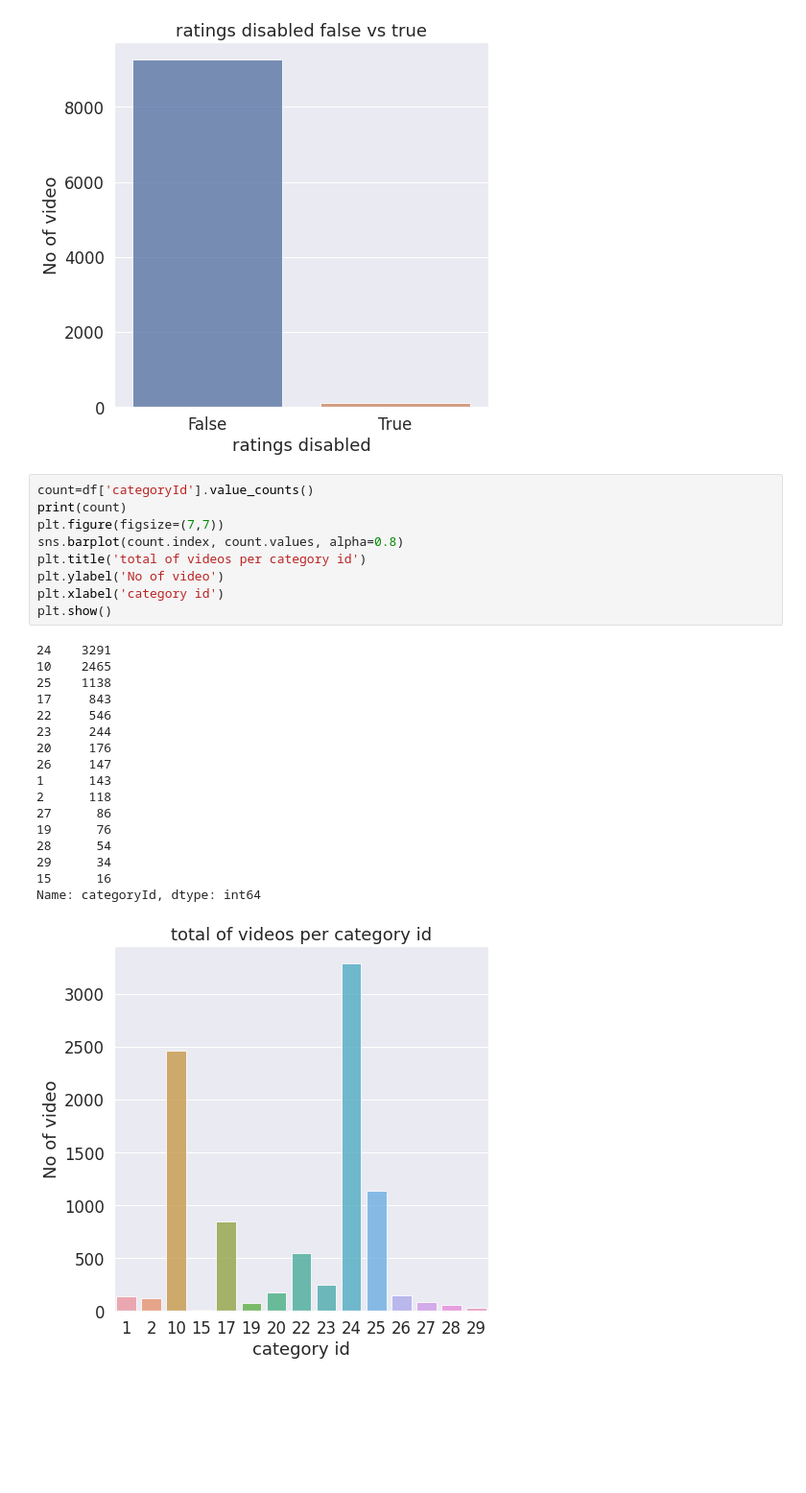
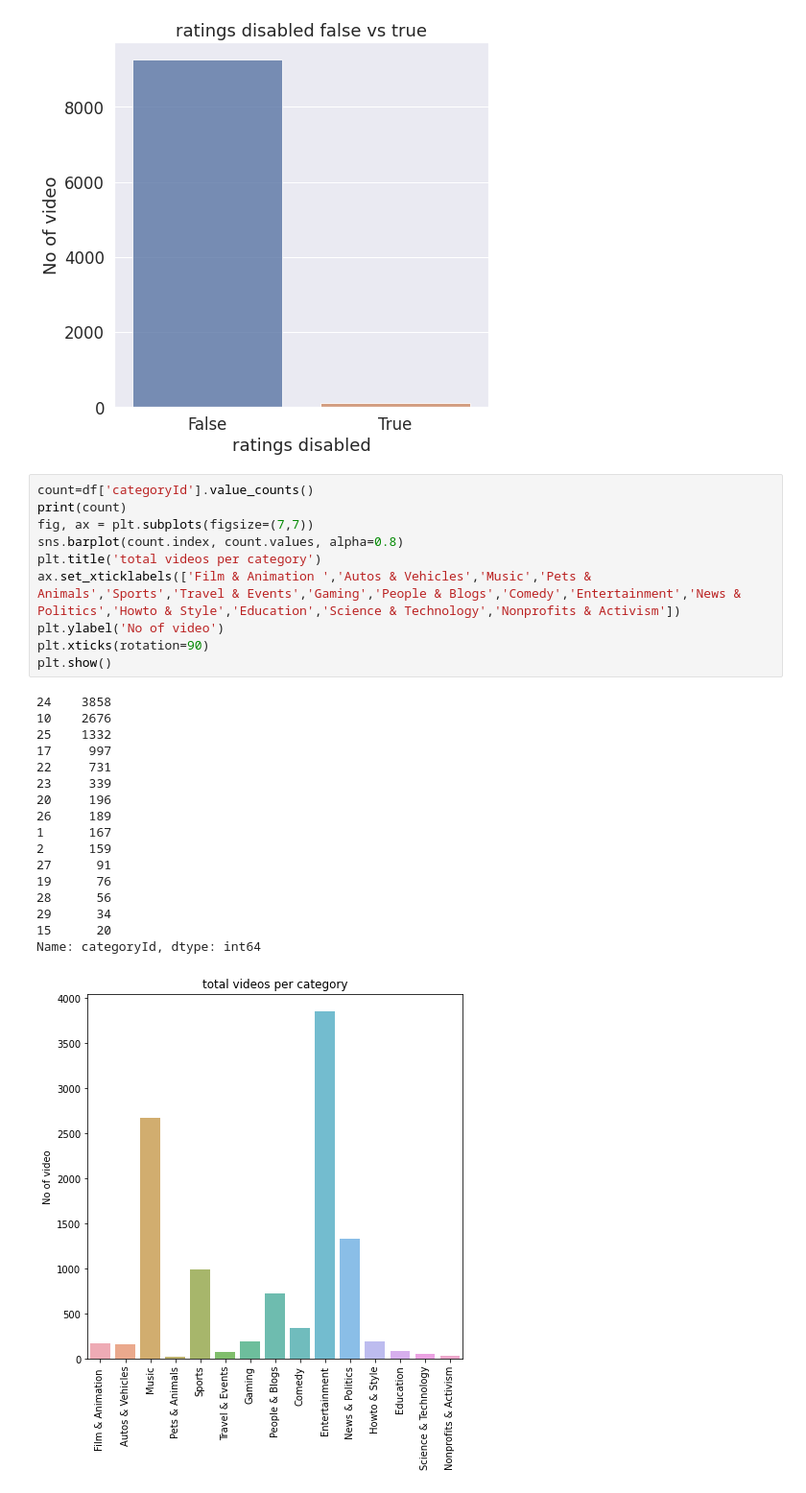
Before and after one commit to GetLiberated/DS-Final-Project, a Jupyter notebook: Data_Science_Final_Project.ipynb, the cells around one changed output. Shown at 96% size. Saved outputs shown, nothing was run; the diff lists cells and outputs as text; blank space fills up the shorter version.

```diff
--- a/Data_Science_Final_Project.ipynb
+++ b/Data_Science_Final_Project.ipynb
@@ -888,27 +890,28 @@ Name: ratings_disabled, dtype: int64
 # %%
 count=df['categoryId'].value_counts()
 print(count)
-plt.figure(figsize=(7,7))
+fig, ax = plt.subplots(figsize=(7,7))
 sns.barplot(count.index, count.values, alpha=0.8)
-plt.title('total of videos per category id')
+plt.title('total videos per category')
+ax.set_xticklabels(['Film & Animation ','Autos & Vehicles','Music','Pets & Animals','Sports','Travel & Events','Gaming','People & Blogs','Comedy','Entertainment','News & Politics','Howto & Style','Education','Science & Technology','Nonprofits & Activism'])
 plt.ylabel('No of video')
-plt.xlabel('category id')
+plt.xticks(rotation=90)
 plt.show()
 # %% [output]
-24    3291
-10    2465
-25    1138
-17     843
-22     546
-23     244
-20     176
-26     147
-1      143
-2      118
-27      86
+24    3858
+10    2676
+25    1332
+17     997
+22     731
+23     339
+20     196
+26     189
+1      167
+2      159
+27      91
 19      76
-28      54
+28      56
 29      34
-15      16
+15      20
 Name: categoryId, dtype: int64
-[figure, old version]
+[figure, new version]
```
Also changed, not shown: parts of 54 cells of this notebook.
